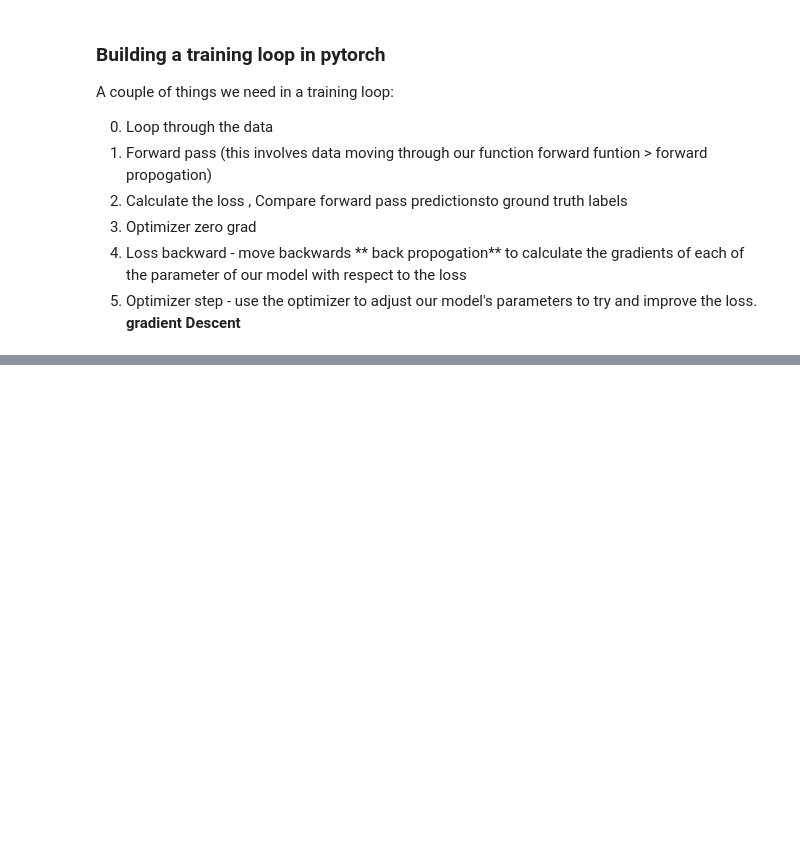
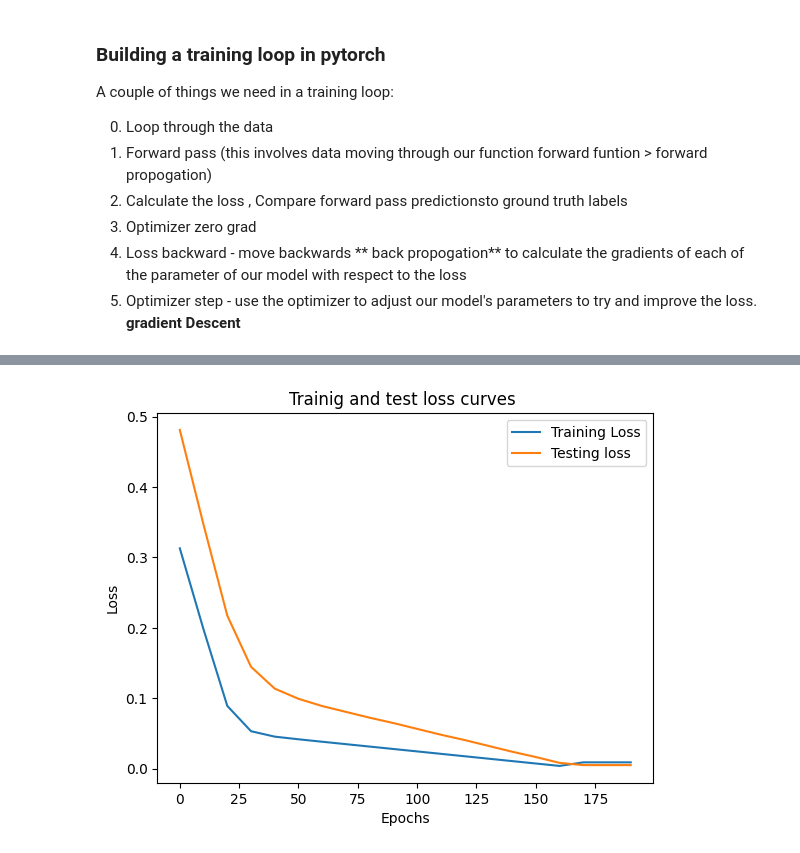
Before and after one commit to sardarabdulsammad/DeepLearning, a Jupyter notebook: 01_pytorch_workflow.ipynb, the cells around one changed output, grey strips where cells are left out. Cells and saved outputs as stored; diff of their text form; code cells hidden in the pictures; blank space fills up the shorter version.

```diff
--- a/01_pytorch_workflow.ipynb
+++ b/01_pytorch_workflow.ipynb
@@ -295,0 +345,15 @@ NameError: name 'model_0' is not defined
+# %%
+import numpy as np
+
+np_loss = np.array(torch.tensor(loss_values).numpy())
+np_test_loss = np.array(torch.tensor(test__loss_values).numpy())
+
+#plotting the loss curves
+plt.plot(epoch_counts, np_loss, label = 'Training Loss')
+plt.plot(epoch_counts, np_test_loss, label ='Testing loss' )
+plt.title("Trainig and test loss curves ")
+plt.ylabel("Loss")
+plt.xlabel("Epochs")
+plt.legend();
+# %% [output]
+[figure, added]
```
Also changed, not shown: parts of 4 cells of this notebook.
